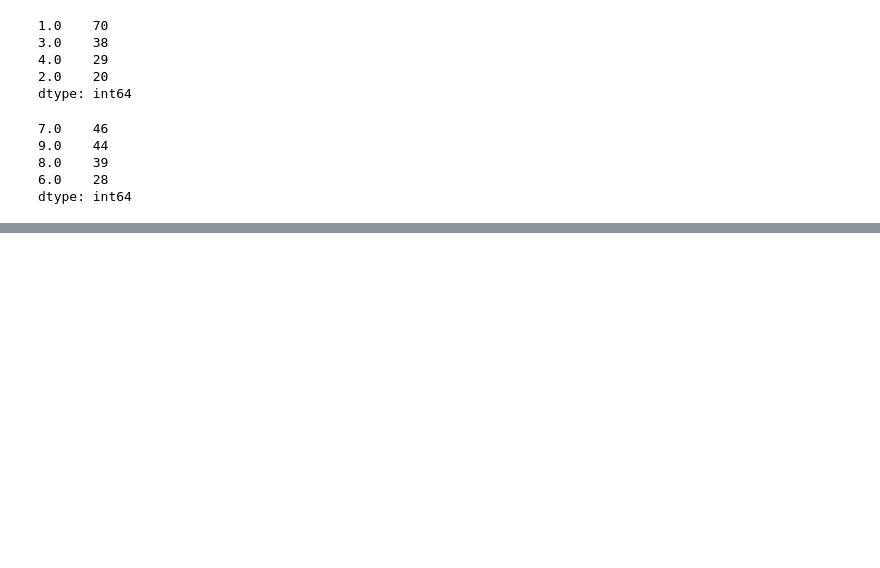
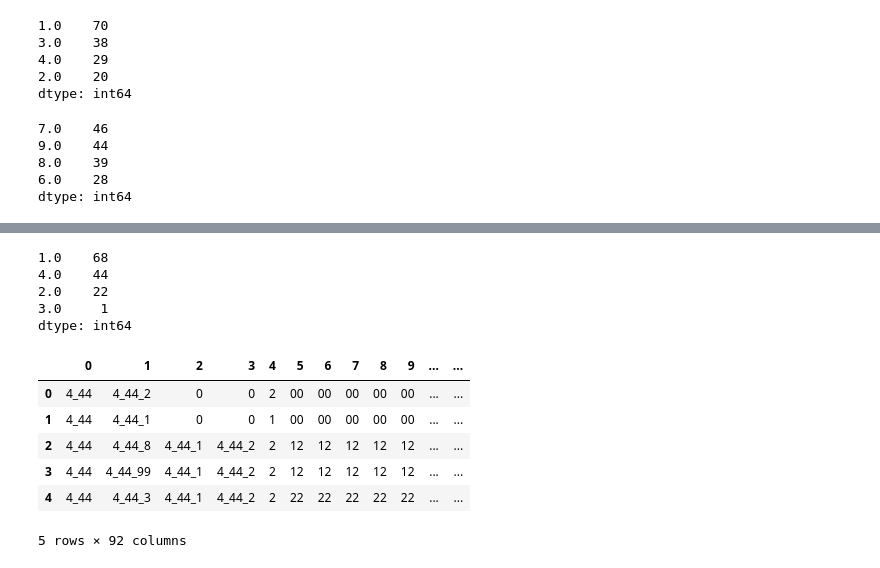
Before and after one commit to gaow/SEQLinkage, a Jupyter notebook: nbs/11_CHP_marker.ipynb, the cells around one changed output, grey strips where cells are left out. Drawn from its saved outputs; the diff is of its cells as text; code cells hidden in the pictures; blank space fills up the shorter version.

```diff
--- a/nbs/11_CHP_marker.ipynb
+++ b/nbs/11_CHP_marker.ipynb
@@ -344,0 +544,18 @@ coder.GetHaplotypes()
+# %%
+tmp1.loc[:,['12','22']].sum(axis=1).value_counts()
+# %% [output]
+1.0    68
+4.0    44
+2.0    22
+3.0     1
+dtype: int64
+# %%
+pd.DataFrame(geno[list(geno.keys())[335]])
+# %% [output]
+|  | 0 | 1 | 2 | 3 | 4 | 5 | 6 | 7 | 8 | 9 | ... | ... |
+| 0 | 4_44 | 4_44_2 | 0 | 0 | 2 | 00 | 00 | 00 | 00 | 00 | ... | ... |
+| 1 | 4_44 | 4_44_1 | 0 | 0 | 1 | 00 | 00 | 00 | 00 | 00 | ... | ... |
+| 2 | 4_44 | 4_44_8 | 4_44_1 | 4_44_2 | 2 | 12 | 12 | 12 | 12 | 12 | ... | ... |
+| 3 | 4_44 | 4_44_99 | 4_44_1 | 4_44_2 | 2 | 12 | 12 | 12 | 12 | 12 | ... | ... |
+| 4 | 4_44 | 4_44_3 | 4_44_1 | 4_44_2 | 2 | 22 | 22 | 22 | 22 | 22 | ... | ... |
+5 rows × 92 columns
```
Also changed, not shown: parts of 40 cells of this notebook, 13 other files.
